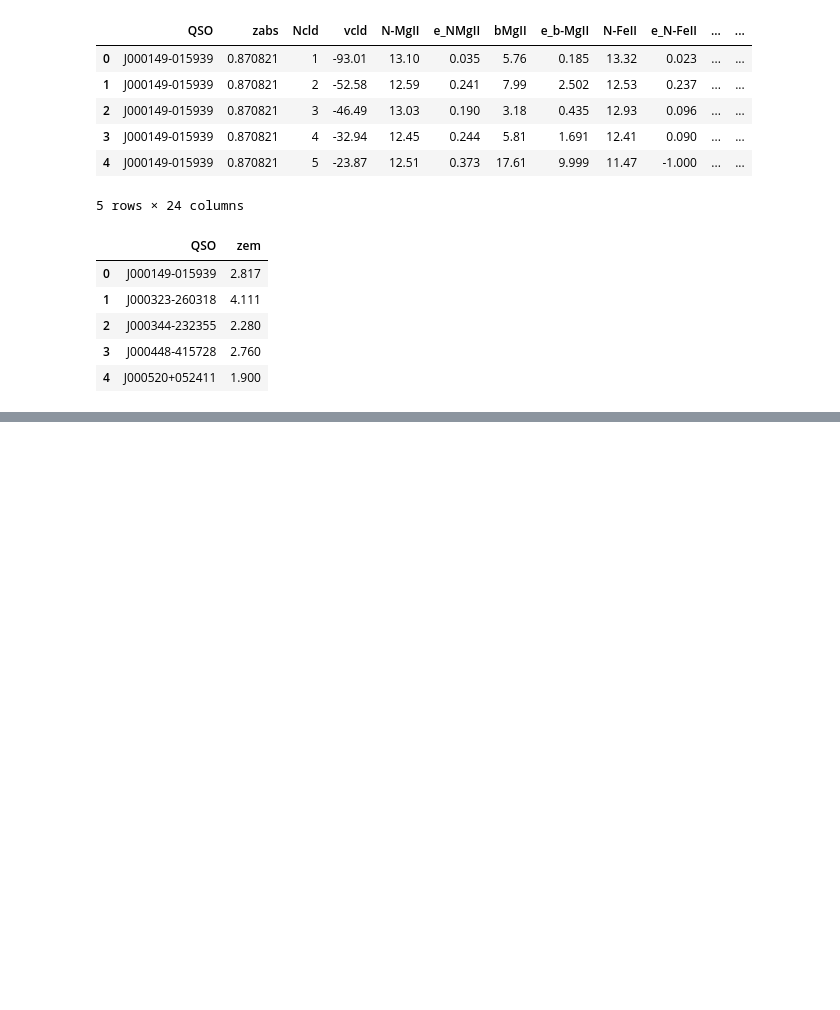
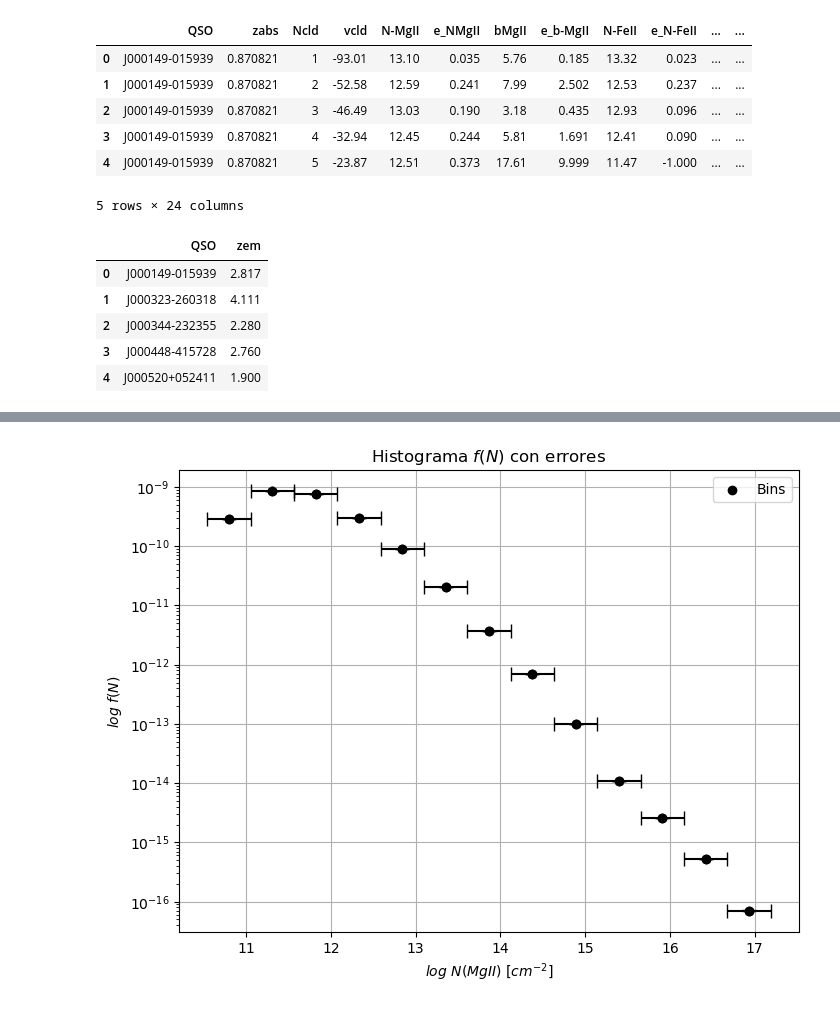
Before and after one commit to guerracuadra/Trabajo-Tutorial-B-sico, a Jupyter notebook: code.ipynb, the cells around one changed output, grey strips where cells are left out. Saved outputs shown, nothing was run; the diff lists cells and outputs as text; code cells hidden in the pictures; blank space fills up the shorter version.

```diff
--- a/code.ipynb
+++ b/code.ipynb
@@ -32,5 +32,10 @@ log_N_MgII = df['N-MgII']
 
 err_log_N_MgII = df['e_NMgII']
 # %%
-bins = np.linspace(log_N_MgII.min(), log_N_MgII.max(), 15)
+bins = np.linspace(log_N_MgII.min(), log_N_MgII.max(), 14)
 hist, bin_edges = np.histogram(log_N_MgII, bins=bins)
+# %%
+bins_centers = bin_edges + np.abs((bin_edges[0]-bin_edges[1])/2)
+print(bins_centers)
+print(bin_edges)
+print(np.abs((bin_edges[0]-bin_edges[1])))
@@ -36,0 +50,4 @@ hist, bin_edges = np.histogram(log_N_MgII, bins=bins)
+# %%
+df['bin'] = pd.cut(df['N-MgII'], bins = bins, labels = False)
+# %%
+bin_err = df.groupby('bin')['e_NMgII'].apply(lambda x: np.sqrt(np.sum(x**2))*13/2989)
@@ -36,0 +64,16 @@ hist, bin_edges = np.histogram(log_N_MgII, bins=bins)
+# %%
+plt.figure(figsize=(8, 6))
+plt.scatter(bins_centers[:-1], hist / 10**bins_centers[:-1], label='Bins', color='black')
+plt.errorbar(bins_centers[:-1], hist / 10**bins_centers[:-1], xerr=(bin_edges[1:] - bin_edges[:-1]) / 2
+             yerr=bin_err/ 10**bins_centers[:-1] , fmt='o', color='black', capsize=5)
+
+# Configurar ejes y escala logarítmica
+plt.yscale('log')
+plt.ylabel(r'$log \ f(N)$')
+plt.xlabel(r'$log \ N(MgII) \ [cm^{-2}]$')
+plt.title('Histograma $f(N)$ con errores')
+plt.legend()
+plt.grid()
+plt.show()
+# %% [output]
+[figure, added]
```
Also changed, not shown: parts of 14 cells of this notebook.
